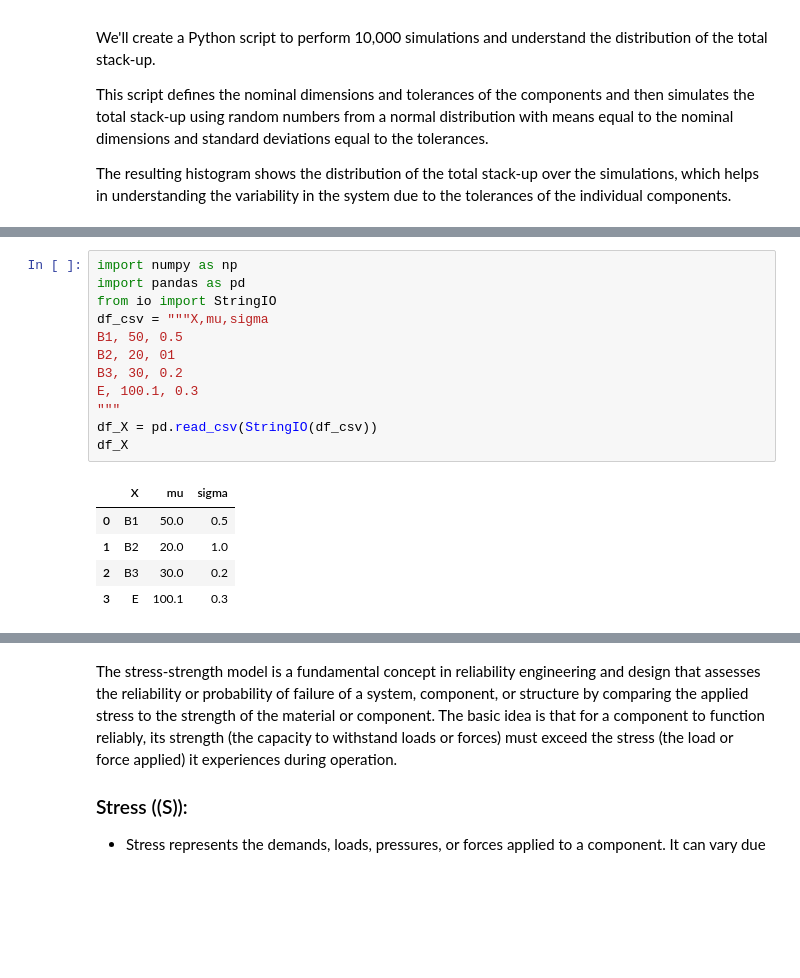
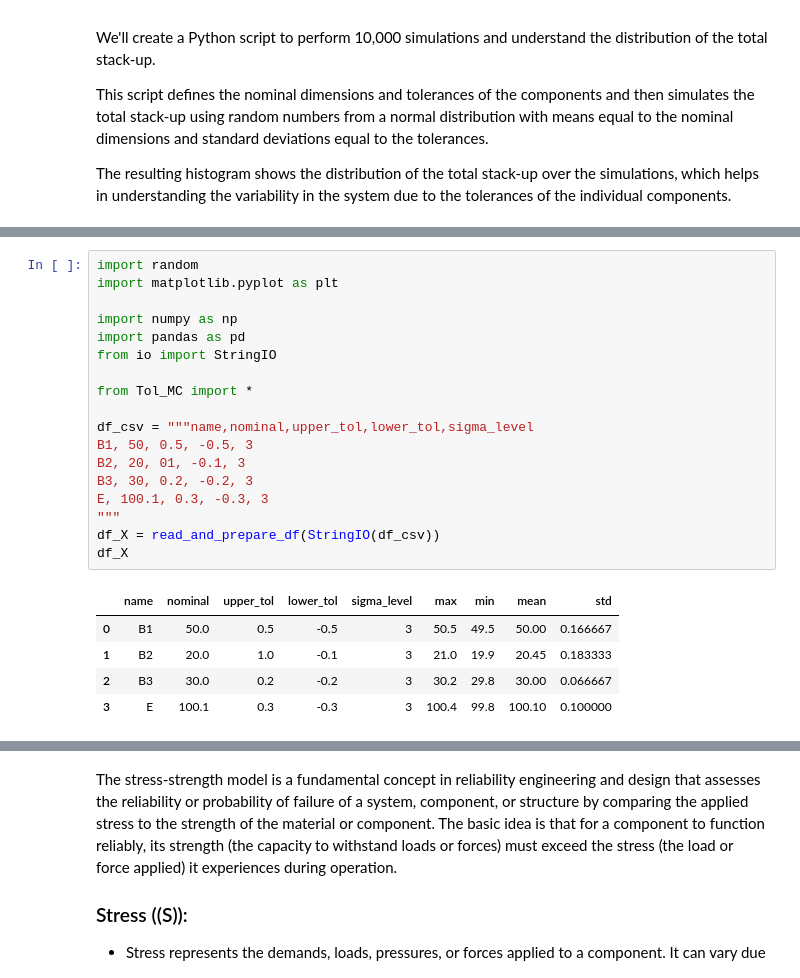
Before and after one commit to noriskworld/robust, a Jupyter notebook: robust.ipynb, the cells around one changed output, grey strips where cells are left out. Drawn from its saved outputs; the diff is of its cells as text; blank space fills up the shorter version.

```diff
--- a/robust.ipynb
+++ b/robust.ipynb
@@ -52,18 +17,24 @@ plt.show()
 # %%
+import random
+import matplotlib.pyplot as plt
+
 import numpy as np
 import pandas as pd
 from io import StringIO
-df_csv = """X,mu,sigma
-B1, 50, 0.5
-B2, 20, 01
-B3, 30, 0.2
-E, 100.1, 0.3
+
+from Tol_MC import *
+
+df_csv = """name,nominal,upper_tol,lower_tol,sigma_level
+B1, 50, 0.5, -0.5, 3
+B2, 20, 01, -0.1, 3
+B3, 30, 0.2, -0.2, 3
+E, 100.1, 0.3, -0.3, 3
 """
-df_X = pd.read_csv(StringIO(df_csv))
+df_X = read_and_prepare_df(StringIO(df_csv))
 df_X
 # %% [output]
-|  | X | mu | sigma |
-| 0 | B1 | 50.0 | 0.5 |
-| 1 | B2 | 20.0 | 1.0 |
-| 2 | B3 | 30.0 | 0.2 |
-| 3 | E | 100.1 | 0.3 |
+|  | name | nominal | upper_tol | lower_tol | sigma_level | max | min | mean | std |
+| 0 | B1 | 50.0 | 0.5 | -0.5 | 3 | 50.5 | 49.5 | 50.00 | 0.166667 |
+| 1 | B2 | 20.0 | 1.0 | -0.1 | 3 | 21.0 | 19.9 | 20.45 | 0.183333 |
+| 2 | B3 | 30.0 | 0.2 | -0.2 | 3 | 30.2 | 29.8 | 30.00 | 0.066667 |
+| 3 | E | 100.1 | 0.3 | -0.3 | 3 | 100.4 | 99.8 | 100.10 | 0.100000 |
```
Also changed, not shown: parts of 23 cells of this notebook.
